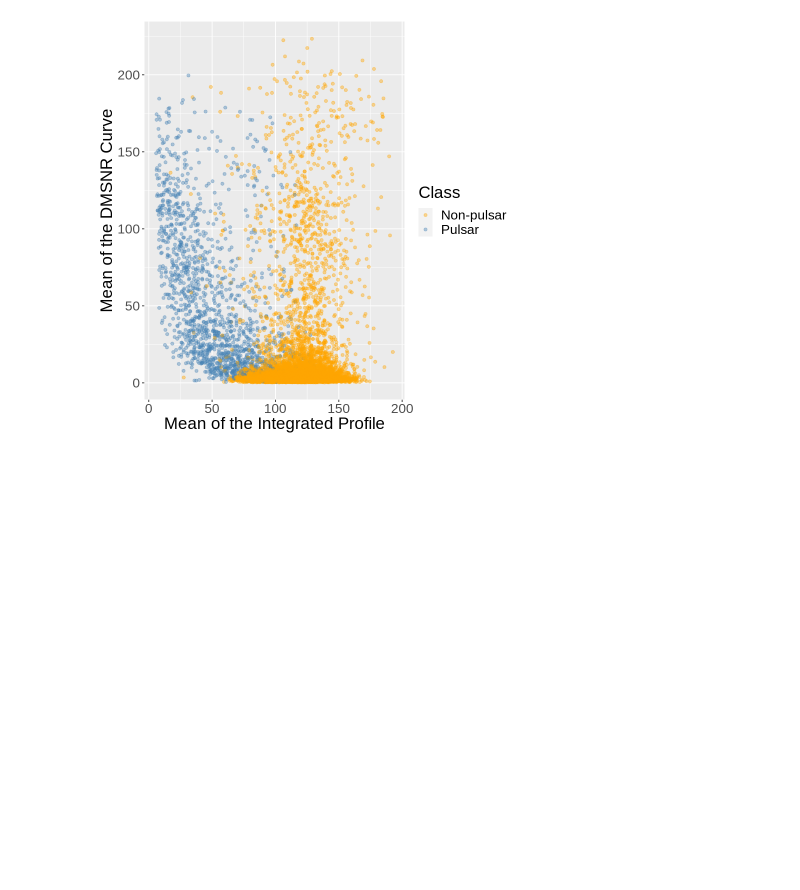
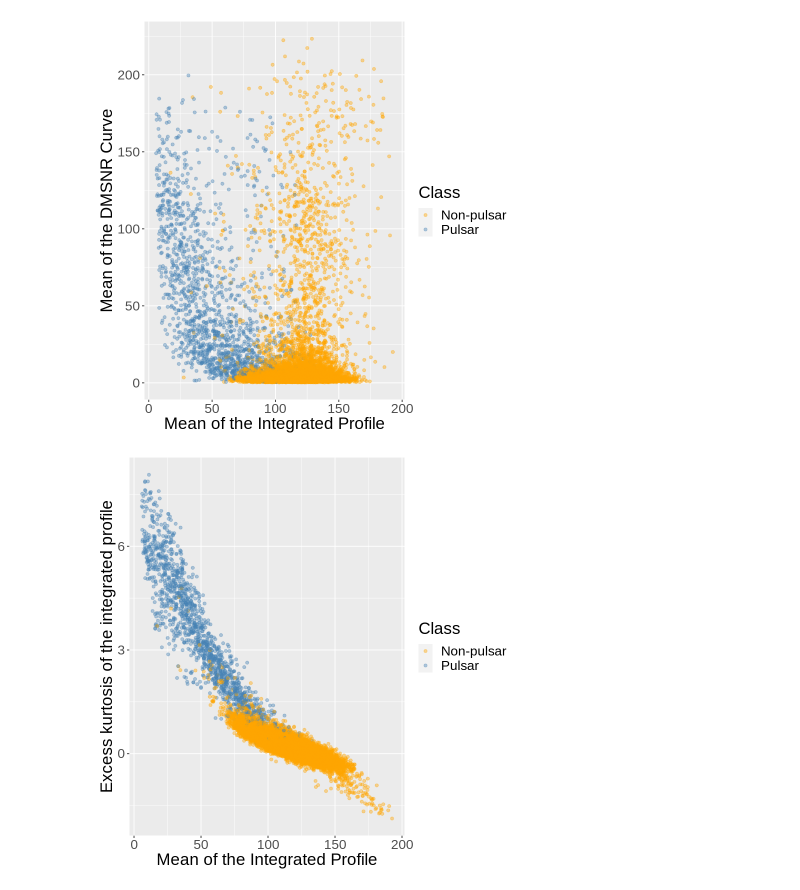
Before and after one commit to madisongill/dsci-100-2023s-group-39-section-002, a Jupyter notebook: project_proposal.ipynb, the cells around one changed output. Drawn from its saved outputs; the diff is of its cells as text; code cells hidden in the pictures; blank space fills up the shorter version.

Commit message:
Created Graph (Mean vs kurt)

```diff
--- a/project_proposal.ipynb
+++ b/project_proposal.ipynb
@@ -85,3 +85,14 @@ theme(text = element_text(size = 20))
 pulsar_star_graph
 # %% [output]
 [figure]
+# %%
+pulsar_star_graph <- pulsar |>
+ggplot(aes(x = mean, y = kurt, color = class)) +
+geom_point(alpha = 0.4) +
+labs(x = "Mean of the Integrated Profile", y = "Excess kurtosis of the integrated profile", color = "Class") +
+scale_color_manual(labels = c("Non-pulsar", "Pulsar"),
+                   values = c("orange", "steel blue")) +
+theme(text = element_text(size = 20))
+pulsar_star_graph
+# %% [output]
+[figure, added]
```
